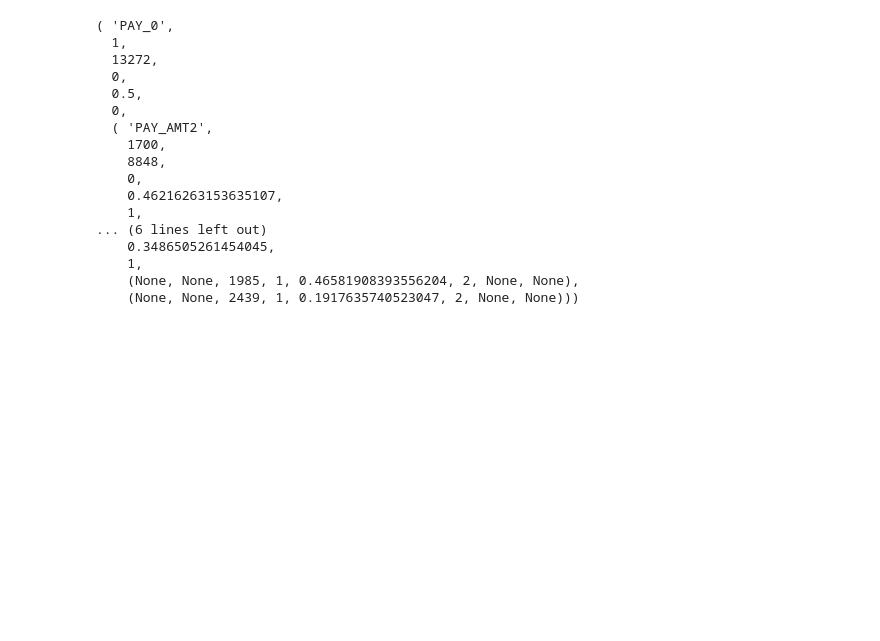
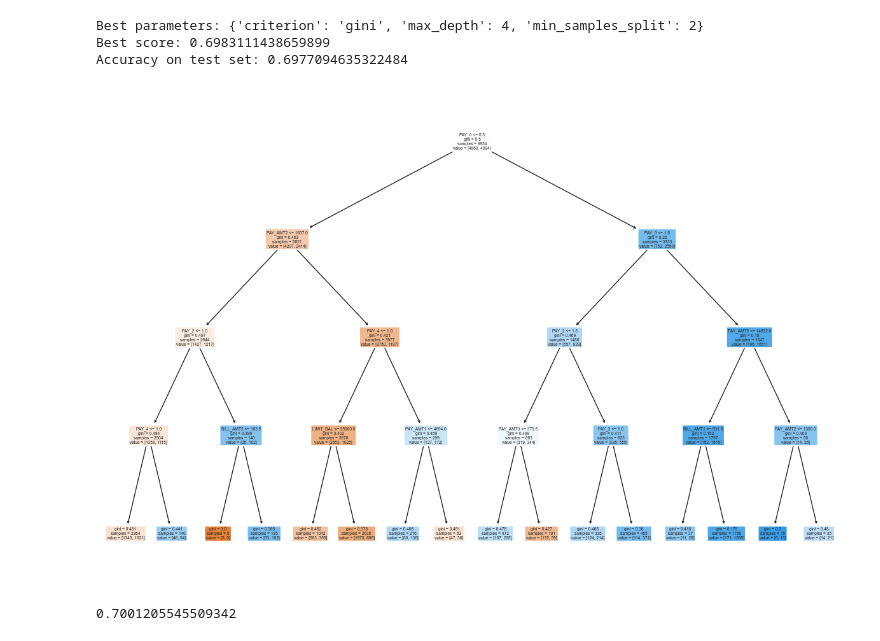
Before and after one commit to pogrebitskiy/Credit_Defaults, a Jupyter notebook: decision_tree.ipynb, the cells around one changed output. Saved outputs shown, nothing was run; the diff lists cells and outputs as text; code cells hidden in the pictures; blank space fills up the shorter version.

Commit message:
decision tree and random forest

```diff
--- a/decision_tree.ipynb
+++ b/decision_tree.ipynb
@@ -31,2 +10,0 @@ df
-# %%
-df.loc[:, 'BILL_AMT1': 'PAY_AMT6'] = df.loc[:, 'BILL_AMT1':'PAY_AMT6'].applymap(lambda x: round_sigfigs(x, 2))
@@ -52,0 +11,15 @@ dtype: int64
+# %%
+X = df.iloc[:, :-1]
+y = df.iloc[:, -1]
+
+X_train, X_test, y_train, y_test = train_test_split(X, y, random_state=42, shuffle=True)
+# %%
+clf = tree.DecisionTreeClassifier(random_state=42)
+# Define the hyperparameter grid for tuning
+param_grid = {'max_depth': range(1,14),
+              'min_samples_split': range(2, 20, 2),
+              'criterion': ['gini', 'entropy']}
+
+# Create a GridSearchCV object and fit it to the training data
+grid_search = GridSearchCV(clf, param_grid, cv=5, verbose=1)
+grid_search.fit(X_train, y_train)
@@ -52,0 +33,16 @@ dtype: int64
+# %%
+# Print the best parameters and best score
+print(f"Best parameters: {grid_search.best_params_}")
+print(f"Best score: {grid_search.best_score_}")
+
+# Use the best model to make predictions on the test data
+best_model = grid_search.best_estimator_
+y_pred = best_model.predict(X_test)
+
+# Evaluate performance on the test data
+accuracy = accuracy_score(y_test, y_pred)
+print(f"Accuracy on test set: {accuracy}")
+# %% [output]
+Best parameters: {'criterion': 'gini', 'max_depth': 4, 'min_samples_split': 2}
+Best score: 0.6983111438659899
+Accuracy on test set: 0.6977094635322484
@@ -53 +53,9 @@ dtype: int64
+# %%
+plt.figure()
+plt.gcf().set_size_inches(15, 10)
+
+tree.plot_tree(best_model,
+               feature_names=X.columns, filled=True, rounded=True);
+# %% [output]
+[figure, added]
 # %%
@@ -55,20 +63,0 @@ tree = dtree(df, gini, max_depth=2)
-# %%
-pprint(tree, indent=2)
-# %% [output]
-( 'PAY_0',
-  1,
-  13272,
-  0,
-  0.5,
-  0,
-  ( 'PAY_AMT2',
-    1700,
-    8848,
-    0,
-    0.46216263153635107,
-    1,
-... (6 lines left out)
-    0.3486505261454045,
-    1,
-    (None, None, 1985, 1, 0.46581908393556204, 2, None, None),
-    (None, None, 2439, 1, 0.1917635740523047, 2, None, None)))
@@ -74,0 +66,4 @@ pprint(tree, indent=2)
+# %%
+accuracy_score(y_test, y_pred)
+# %% [output]
+0.7001205545509342
```
Also changed, not shown: parts of 9 cells of this notebook, 4 other files.
